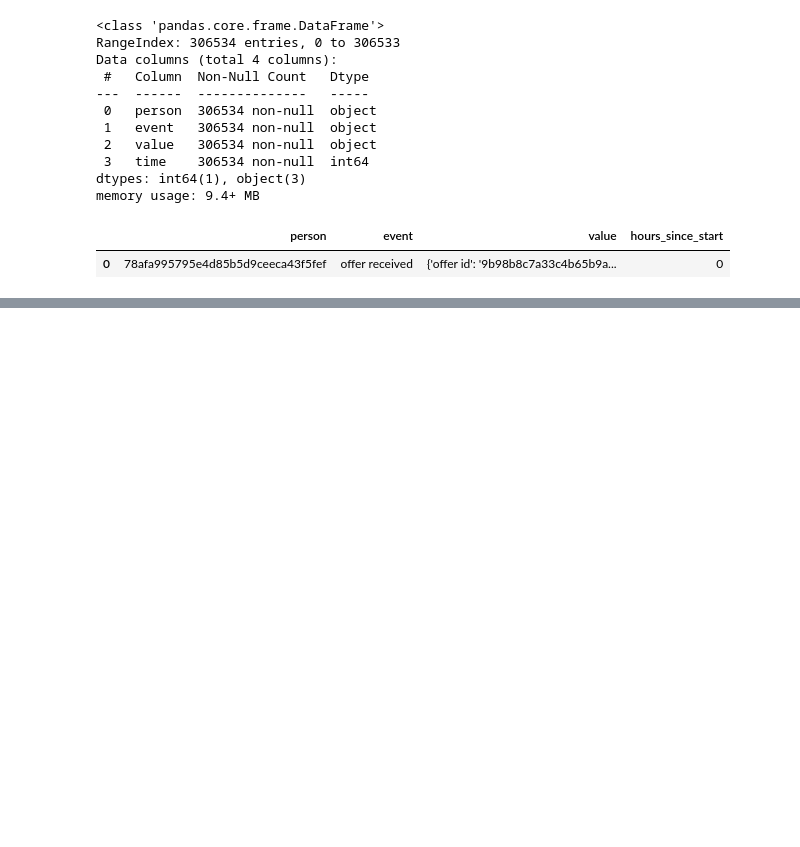
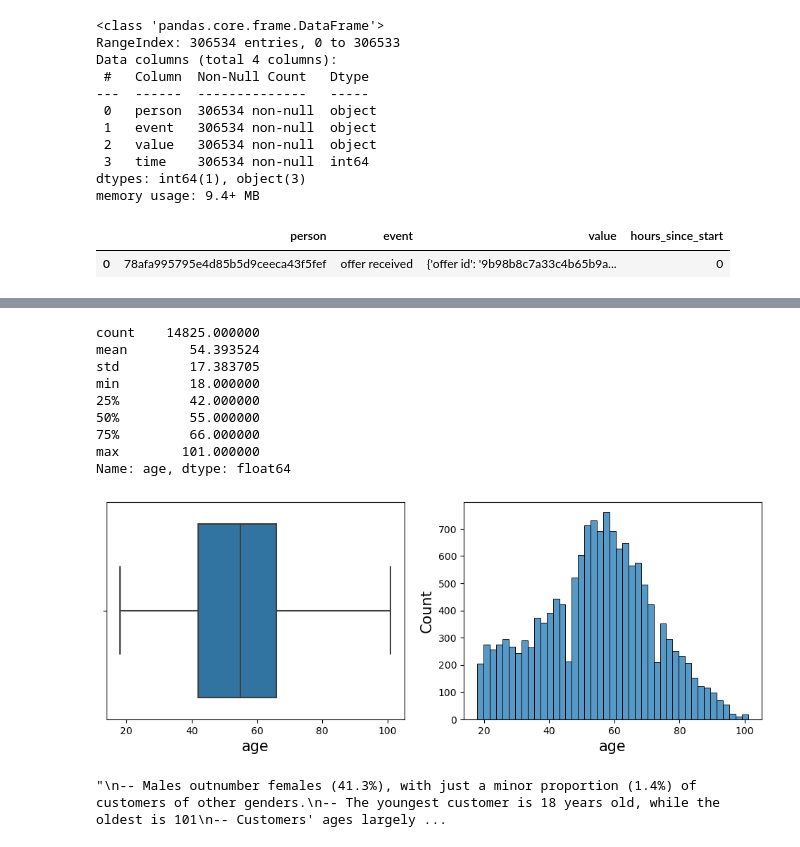
Before and after one commit to Yash1398/Starbucks_promotions_Data_Analysis, a Jupyter notebook: main.ipynb, the cells around one changed output, grey strips where cells are left out. Drawn from its saved outputs; the diff is of its cells as text; code cells hidden in the pictures; blank space fills up the shorter version.

```diff
--- a/main.ipynb
+++ b/main.ipynb
@@ -194,0 +279,29 @@ df_transcript.head(1)
+# %%
+#Analyzing based on Age
+fig, axs = plt.subplots(1,2, figsize = (12,4))
+sns.boxplot(data = customers, x = 'age', ax = axs[0])
+sns.histplot(data = customers, x = 'age', ax = axs[1])
+axs[0].xaxis.label.set_size(15)
+axs[1].xaxis.label.set_size(15)
+axs[1].yaxis.label.set_size(15)
+
+print(customers['age'].describe())
+# %% [output]
+count    14825.000000
+mean        54.393524
+std         17.383705
+min         18.000000
+25%         42.000000
+50%         55.000000
+75%         66.000000
+max        101.000000
+Name: age, dtype: float64
+[figure, added]
+# %%
+"""
+-- Males outnumber females (41.3%), with just a minor proportion (1.4%) of customers of other genders.
+-- The youngest customer is 18 years old, while the oldest is 101
+-- Customers' ages largely follow a normal distribution, with the mean and standard deviation equal to 54 and 17, respectively.
+"""
+# %% [output]
+"\n-- Males outnumber females (41.3%), with just a minor proportion (1.4%) of customers of other genders.\n-- The youngest customer is 18 years old, while the oldest is 101\n-- Customers' ages largely ...
```
Also changed, not shown: parts of 102 cells of this notebook.
